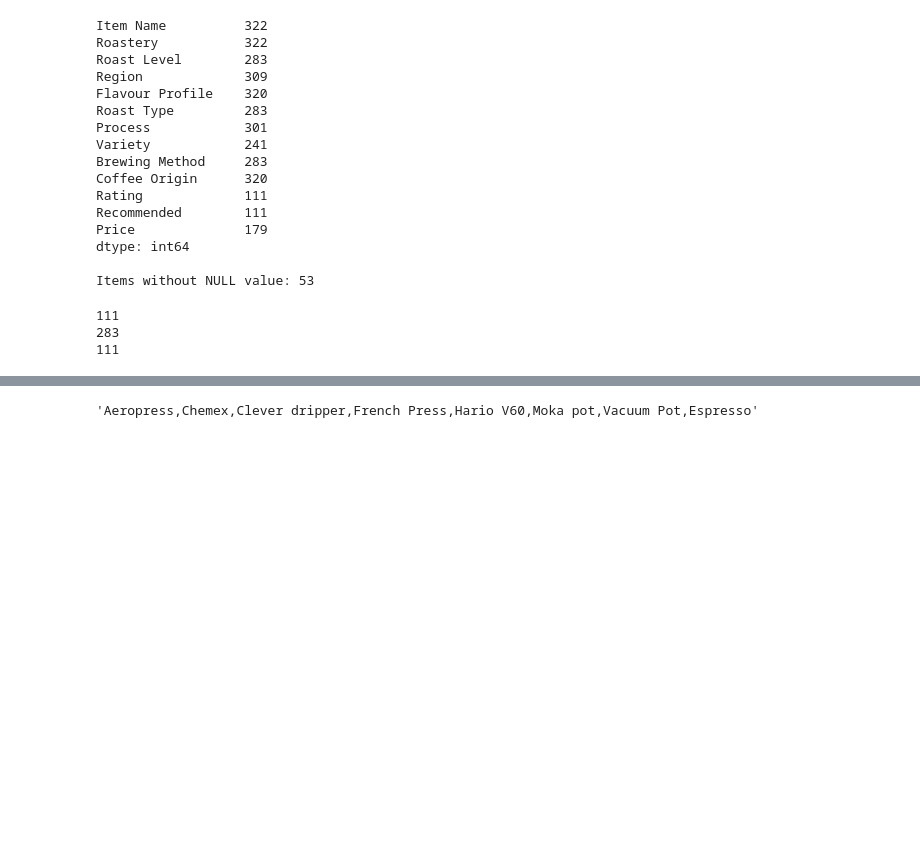
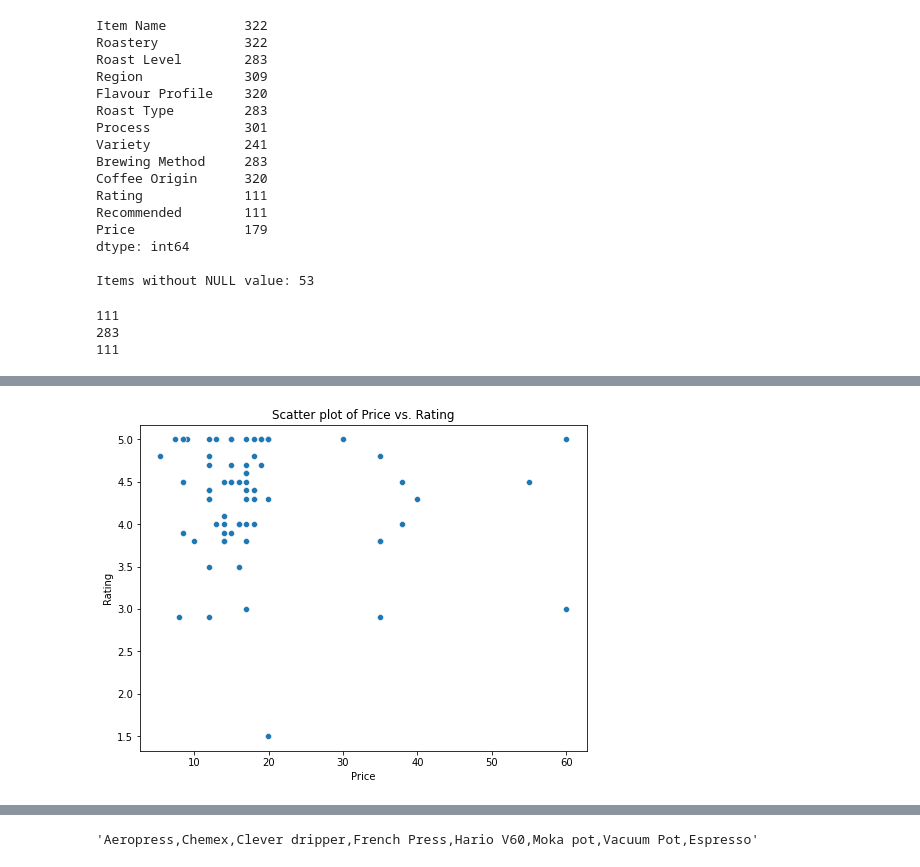
Before and after one commit to com-480-data-visualization/project-2023-kingdom_of_kaffa, a Jupyter notebook: dataset_analysis/kofio_da.ipynb, the cells around one changed output, grey strips where cells are left out. Saved outputs shown, nothing was run; the diff lists cells and outputs as text; code cells hidden in the pictures; blank space fills up the shorter version.

```diff
--- a/dataset_analysis/kofio_da.ipynb
+++ b/dataset_analysis/kofio_da.ipynb
@@ -59,0 +62,9 @@ print(df[selected_columns[0] + selected_columns[1]].count()[0])
+# %%
+# Change the type of Price/Recommended to float/int
+df['Price'] = df['Price'].str.replace(',', '.').astype(float)
+df['Recommended'] = df['Recommended'].str.replace('%', '').astype(int)
+# %%
+# Data with prices, ratings and recommended
+df_fig2 = df
+df_fig2.dropna(subset=['Price','Rating','Recommended'], inplace=True)
+df_fig2
@@ -59,0 +85,10 @@ print(df[selected_columns[0] + selected_columns[1]].count()[0])
+# %%
+import matplotlib.pyplot as plt
+import seaborn as sns
+
+plt.figure(figsize=(8, 6))
+sns.scatterplot(x='Price', y='Rating', data=df_fig2)
+plt.title('Scatter plot of Price vs. Rating')
+plt.show()
+# %% [output]
+[figure, added]
```
Also changed, not shown: parts of 7 cells of this notebook, 2 other files.
